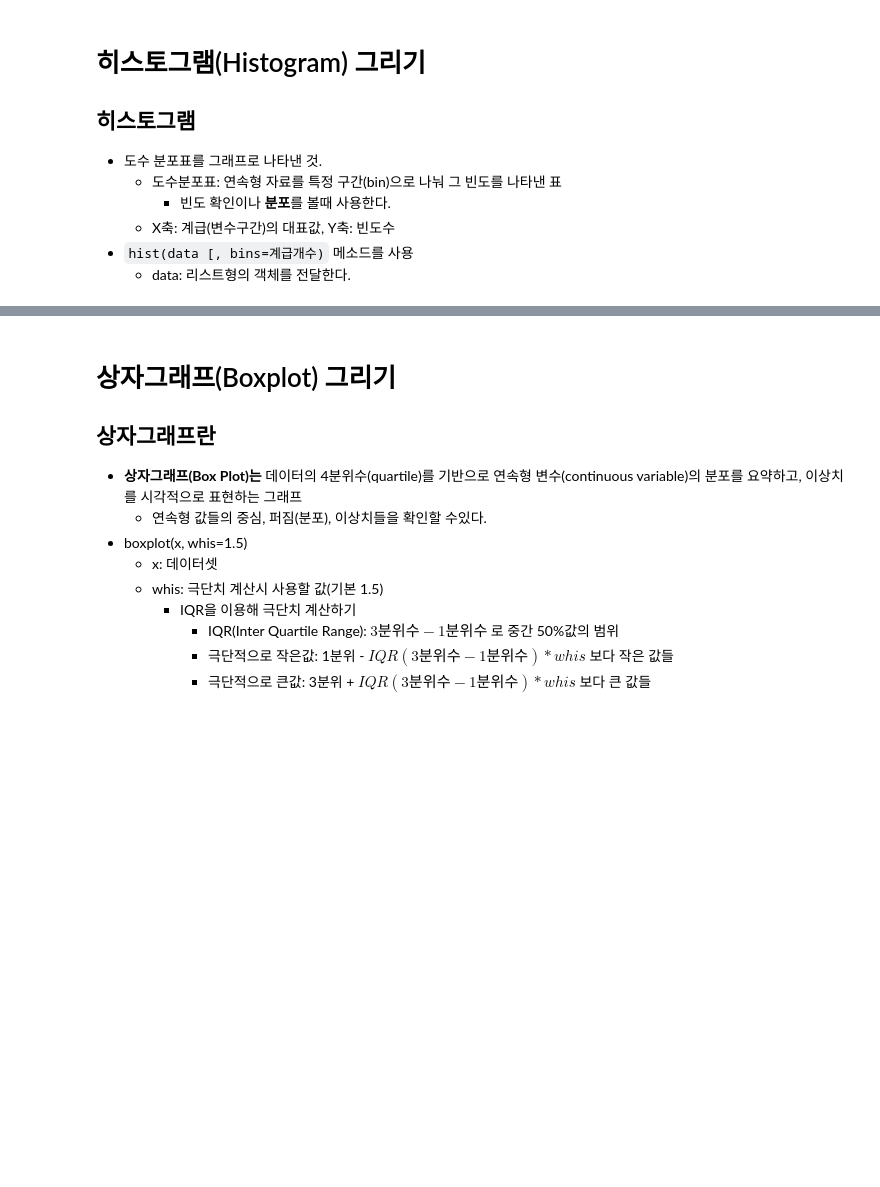
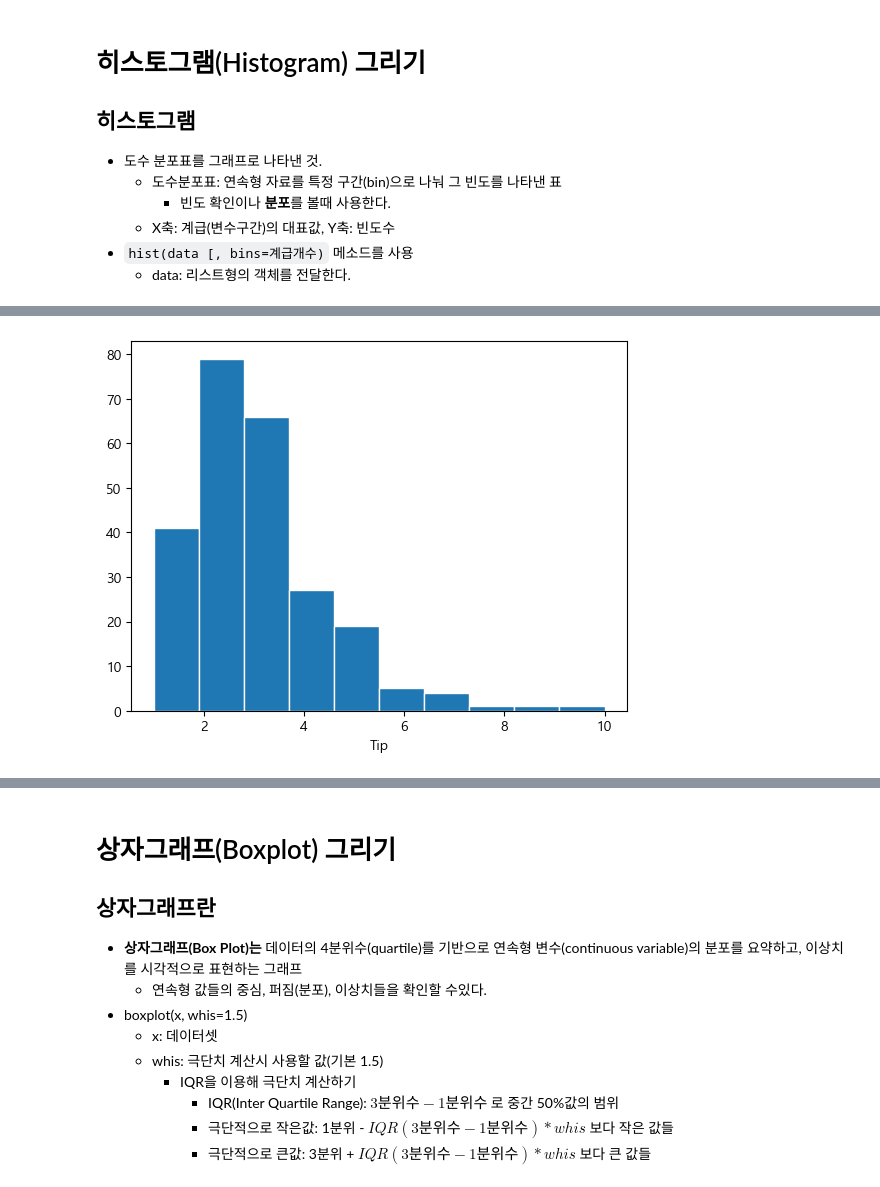
Before and after one commit to Wjaehyun/SKN21, a Jupyter notebook: 05_시각화/02_matplotlib_주요그래프.ipynb, the cells around one changed output, grey strips where cells are left out. Cells and saved outputs as stored; diff of their text form; code cells hidden in the pictures; blank space fills up the shorter version.

```diff
--- a/05_시각화/02_matplotlib_주요그래프.ipynb
+++ b/05_시각화/02_matplotlib_주요그래프.ipynb
@@ -447,9 +640,12 @@ tips.head()
 # %%
 plt.hist(
     tips['tip'],
     bins=10,
     edgecolor="white"
 )
+plt.xlabel("Tip")
 plt.show()
+# %% [output]
+[figure, added]
 # %%
 pd.cut(tips['tip'], bins=10).value_counts()
```
Also changed, not shown: parts of 37 cells of this notebook.
